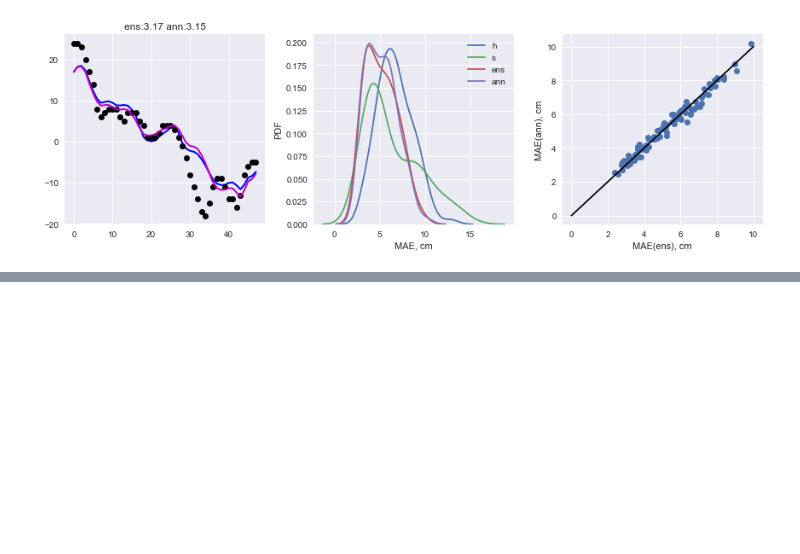
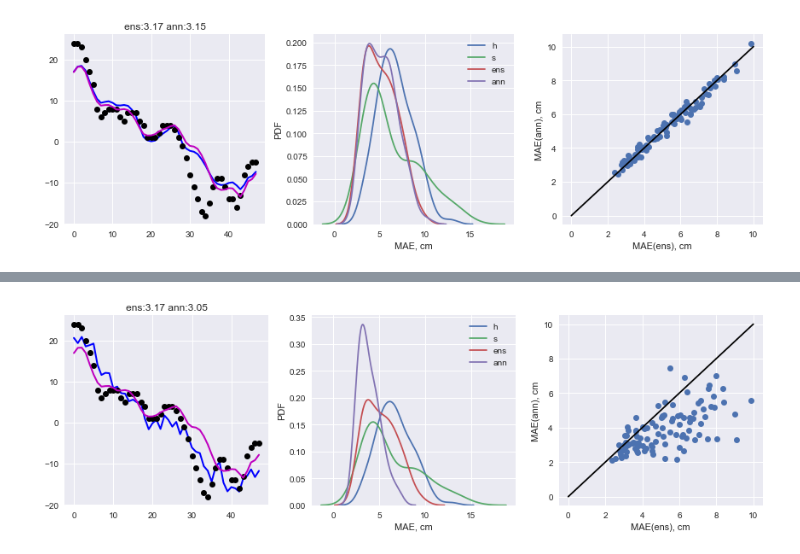
Before and after one commit to iterater/ensemble-forecasting, a Jupyter notebook: ipynb/Testing keras.ipynb, the cells around one changed output, grey strips where cells are left out. Saved outputs shown, nothing was run; the diff lists cells and outputs as text; code cells hidden in the pictures; blank space fills up the shorter version.

```diff
--- a/ipynb/Testing keras.ipynb
+++ b/ipynb/Testing keras.ipynb
@@ -175,0 +327,3 @@ plt.tight_layout()
+# %%
+estimator.fit(X, Y)
+estimator.model.summary()
@@ -175,0 +342,24 @@ plt.tight_layout()
+# %%
+q = 50
+predicted = estimator.predict(X)
+plt.figure(figsize=(12,4))
+plt.subplot(131)
+plt.plot(predicted[q], 'b-', linewidth=2, label='ann')
+plt.plot(m_fc[q], 'ko')
+plt.plot(ens[q], 'm-', linewidth=2, label='ens')
+plt.title('ens:{0:.2f} ann:{1:.2f}'.format(np.mean(np.abs(ens[q] - m_fc[q])), np.mean(np.abs(predicted[q] - m_fc[q]))))
+plt.subplot(132)
+sns.kdeplot(np.mean(np.abs(h - m_fc), axis=1), label='h')
+sns.kdeplot(np.mean(np.abs(s - m_fc), axis=1), label='s')
+sns.kdeplot(np.mean(np.abs(ens - m_fc), axis=1), label='ens')
+sns.kdeplot(np.mean(np.abs(predicted - m_fc), axis=1), label='ann')
+plt.xlabel('MAE, cm')
+plt.ylabel('PDF')
+plt.subplot(133)
+plt.plot(np.mean(np.abs(ens - m_fc), axis=1), np.mean(np.abs(predicted - m_fc), axis=1), 'o')
+plt.plot([0,10], [0,10], 'k-')
+plt.xlabel('MAE(ens), cm')
+plt.ylabel('MAE(ann), cm')
+plt.tight_layout()
+# %% [output]
+[figure, added]
```
Also changed, not shown: parts of 12 cells of this notebook.
